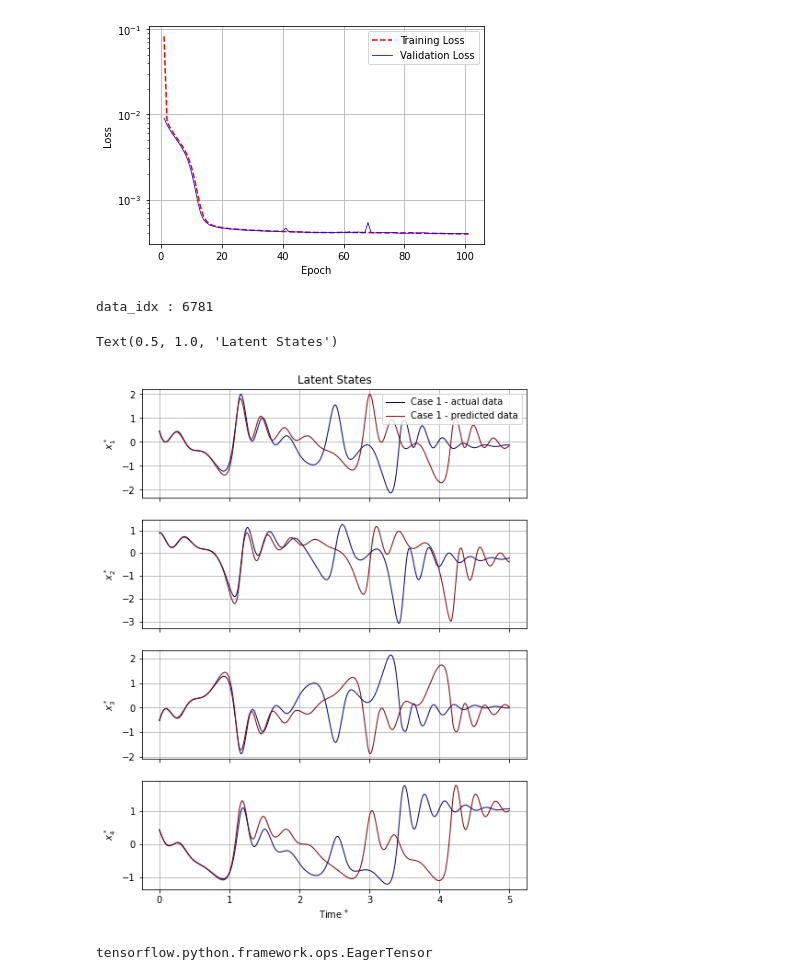
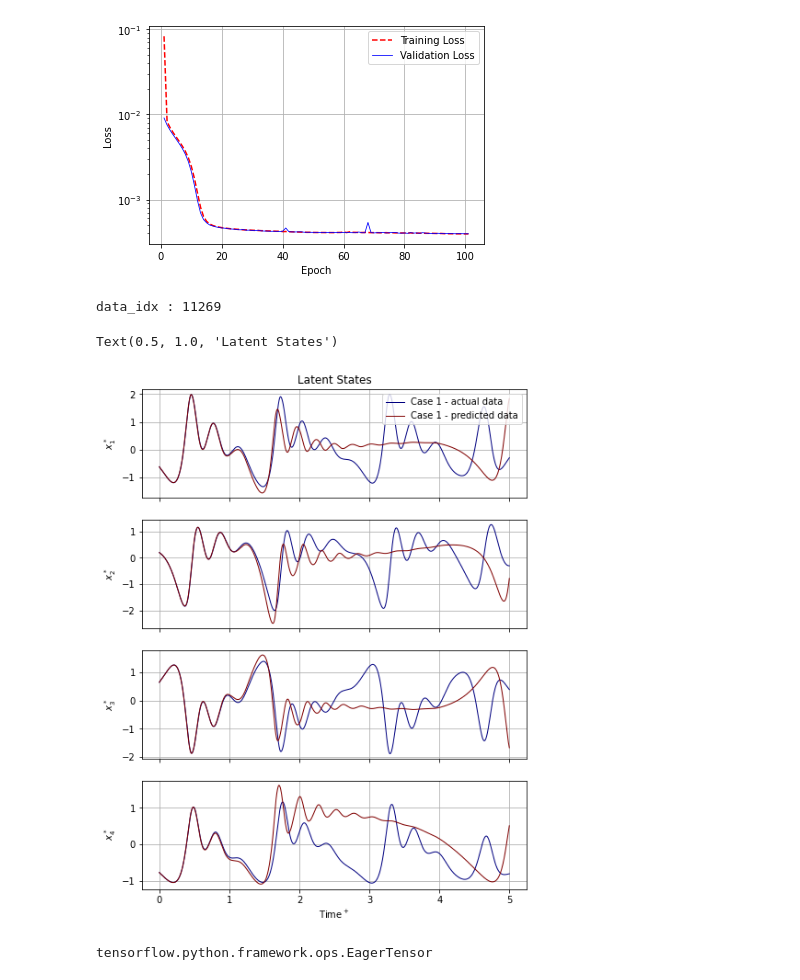
Before and after one commit to thisisrohan/MLROM, a Jupyter notebook: CDV/LoadingRNN-GRU-andTesting-AutoRegressiveMode.ipynb, the cells around one changed output. Cells and saved outputs as stored; diff of their text form; code cells hidden in the pictures.

```diff
--- a/CDV/LoadingRNN-GRU-andTesting-AutoRegressiveMode.ipynb
+++ b/CDV/LoadingRNN-GRU-andTesting-AutoRegressiveMode.ipynb
@@ -533,15 +533,17 @@ data_out = eval(data_type+'_data_rnn_output')
 data_idx = np.arange(data_in.shape[0])
 np.random.shuffle(data_idx)
 data_idx = data_idx[0]
-# data_idx = 1397
+data_idx = 11269
 print('data_idx : {}'.format(data_idx))
 
 # data_in = data_in[data_idx]
 data_out = data_out[data_idx]
 data_out = rescale_data(data_out, normalization_arr)
 
-# prediction = rnn_net.predict(data_in[data_idx:data_idx+1, :, :])
-prediction = rnn_net.call(data_in[data_idx:data_idx+1, :, :], training=False)
+prediction = rnn_net.predict(data_in[data_idx:data_idx+1, :, :])
+# prediction = rnn_net(data_in[data_idx:data_idx+1, :, :], training=False)
+# prediction = rnn_net.call(data_in[data_idx:data_idx+1, :, :], training=False)
+
 
 n = 1
 num_latent_states = data_out.shape[-1]
@@ -577,35 +579,35 @@ for j in range(num_latent_states):
     ax[j].grid(True)
     ax[j].set_axisbelow(True)
 
 
 ax[-1].set_xlabel('Time$^+$')
 
 max_rows = 10
 max_rows = float(max_rows)
 ncols = int(np.ceil(len(boundary_idx_arr) / max_rows))
 # plt.figlegend(
 #     handles=mpl_ax_artist_list[0:n],
 #     # bbox_to_anchor=[1.1,0.85],
 #     loc=legend_loc,
 #     bbox_to_anchor=legend_bbox_to_anchor,
 #     ncol=ncols,
 #     markerscale=legend_markerscale
 # )
 ax[0].legend(
     # handles=mpl_ax_artist_list[0:n],
     # bbox_to_anchor=[1.1,0.85],
     loc='best',
     # bbox_to_anchor=legend_bbox_to_anchor,
     ncol=ncols,
     # markerscale=legend_markerscale
 )
 # fig.suptitle(r'Latent States', size=12)
 ax[0].set_title(r'Latent States', size=12)
 # plt.savefig('AR-GRU.png', dpi=300, bbox_inches='tight')
 # %% [output]
-data_idx : 6781
+data_idx : 11269
 Text(0.5, 1.0, 'Latent States')
-[figure, old version]
+[figure, new version]
 # %%
 type(prediction)
 # %% [output]
```
Also changed, not shown: parts of 3 cells of this notebook, 4 other files.
